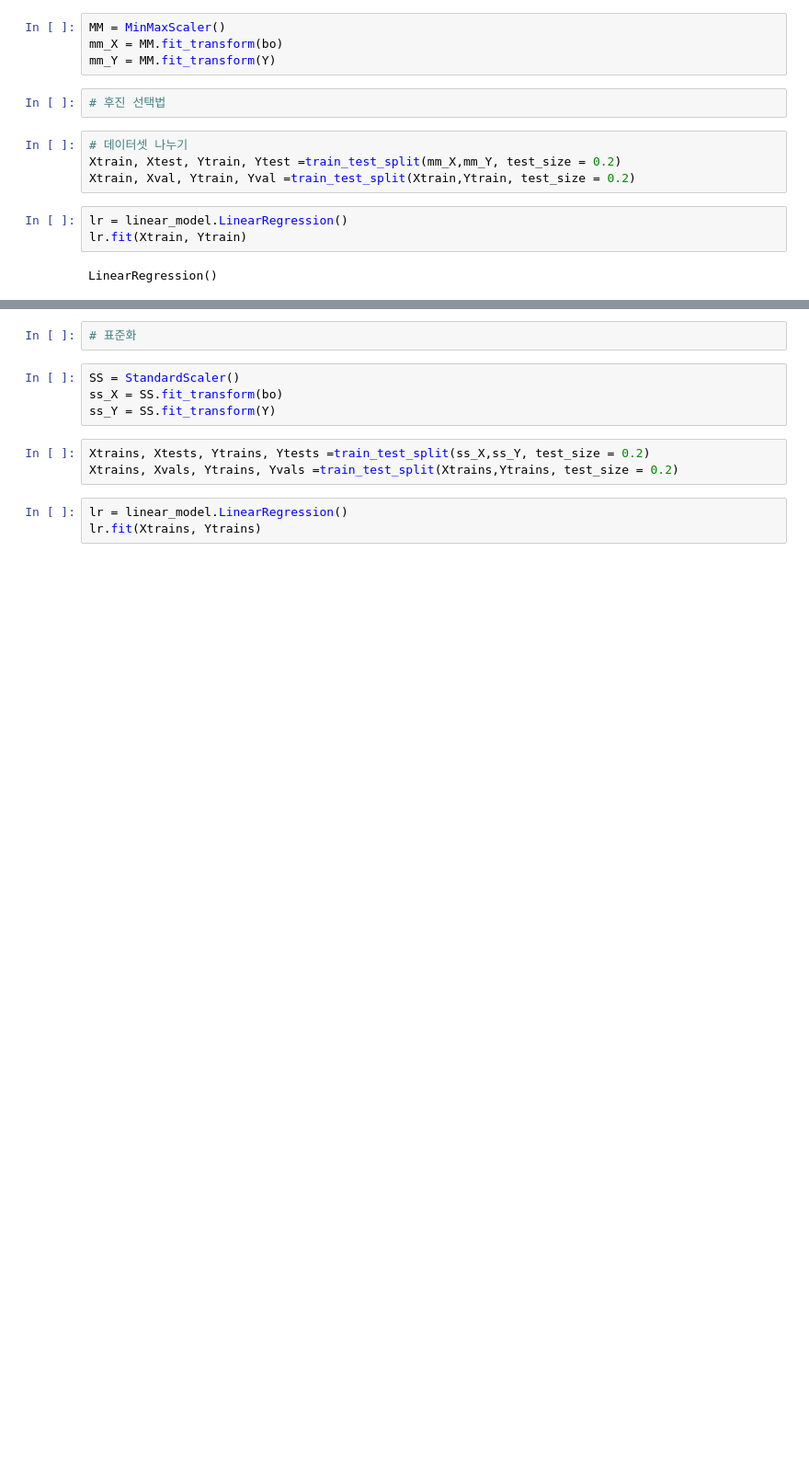
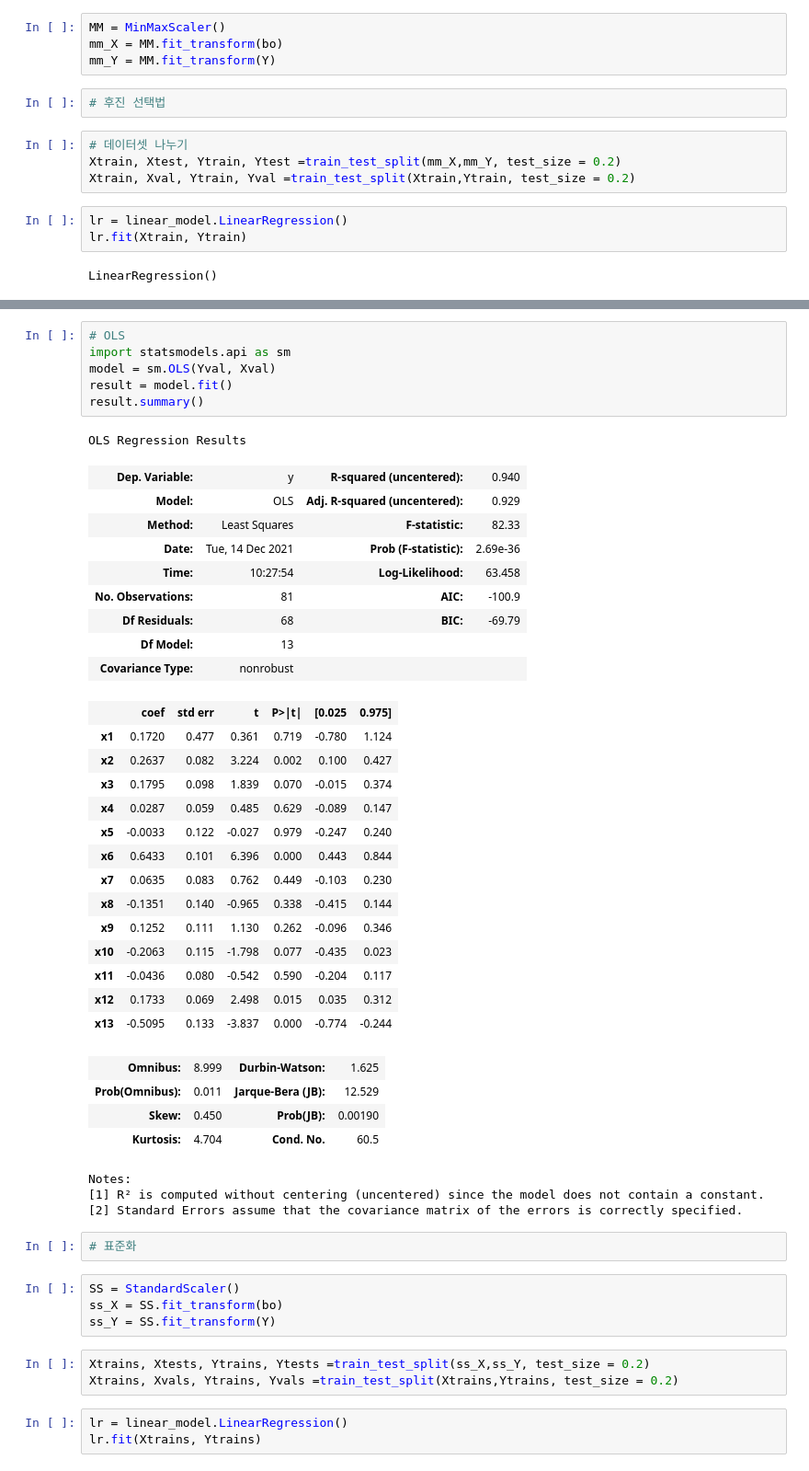
Before and after one commit to JIEUN07/STUDY, a Jupyter notebook: Python 연습문제/day30_2) 2021-12-13(실습_보스턴2).ipynb, the cells around one changed output, grey strips where cells are left out. Shown: that part at 92% size. Saved outputs shown, nothing was run; the diff lists cells and outputs as text; blank space fills up the shorter version.

```diff
--- a/Python 연습문제/day30_2) 2021-12-13(실습_보스턴2).ipynb
+++ b/Python 연습문제/day30_2) 2021-12-13(실습_보스턴2).ipynb
@@ -130,3 +130,41 @@ lr.score(Xval, Yval)
+# %%
+# OLS
+import statsmodels.api as sm
+model = sm.OLS(Yval, Xval)
+result = model.fit()
+result.summary()
+# %% [output]
+OLS Regression Results
+| Dep. Variable: | y | R-squared (uncentered): | 0.940 |
+| Model: | OLS | Adj. R-squared (uncentered): | 0.929 |
+| Method: | Least Squares | F-statistic: | 82.33 |
+| Date: | Tue, 14 Dec 2021 | Prob (F-statistic): | 2.69e-36 |
+| Time: | 10:27:54 | Log-Likelihood: | 63.458 |
+| No. Observations: | 81 | AIC: | -100.9 |
+| Df Residuals: | 68 | BIC: | -69.79 |
+| Df Model: | 13 |  |  |
+| Covariance Type: | nonrobust |  |  |
+|  | coef | std err | t | P>|t| | [0.025 | 0.975] |
+| x1 | 0.1720 | 0.477 | 0.361 | 0.719 | -0.780 | 1.124 |
+| x2 | 0.2637 | 0.082 | 3.224 | 0.002 | 0.100 | 0.427 |
+| x3 | 0.1795 | 0.098 | 1.839 | 0.070 | -0.015 | 0.374 |
+| x4 | 0.0287 | 0.059 | 0.485 | 0.629 | -0.089 | 0.147 |
+| x5 | -0.0033 | 0.122 | -0.027 | 0.979 | -0.247 | 0.240 |
+| x6 | 0.6433 | 0.101 | 6.396 | 0.000 | 0.443 | 0.844 |
+| x7 | 0.0635 | 0.083 | 0.762 | 0.449 | -0.103 | 0.230 |
+| x8 | -0.1351 | 0.140 | -0.965 | 0.338 | -0.415 | 0.144 |
+| x9 | 0.1252 | 0.111 | 1.130 | 0.262 | -0.096 | 0.346 |
+| x10 | -0.2063 | 0.115 | -1.798 | 0.077 | -0.435 | 0.023 |
+| x11 | -0.0436 | 0.080 | -0.542 | 0.590 | -0.204 | 0.117 |
+| x12 | 0.1733 | 0.069 | 2.498 | 0.015 | 0.035 | 0.312 |
+| x13 | -0.5095 | 0.133 | -3.837 | 0.000 | -0.774 | -0.244 |
+| Omnibus: | 8.999 | Durbin-Watson: | 1.625 |
+| Prob(Omnibus): | 0.011 | Jarque-Bera (JB): | 12.529 |
+| Skew: | 0.450 | Prob(JB): | 0.00190 |
+| Kurtosis: | 4.704 | Cond. No. | 60.5 |
+Notes:
+[1] R² is computed without centering (uncentered) since the model does not contain a constant.
+[2] Standard Errors assume that the covariance matrix of the errors is correctly specified.
 # %%
 # 표준화
 # %%
```
Also changed, not shown: parts of 3 cells of this notebook, 1 other file.
